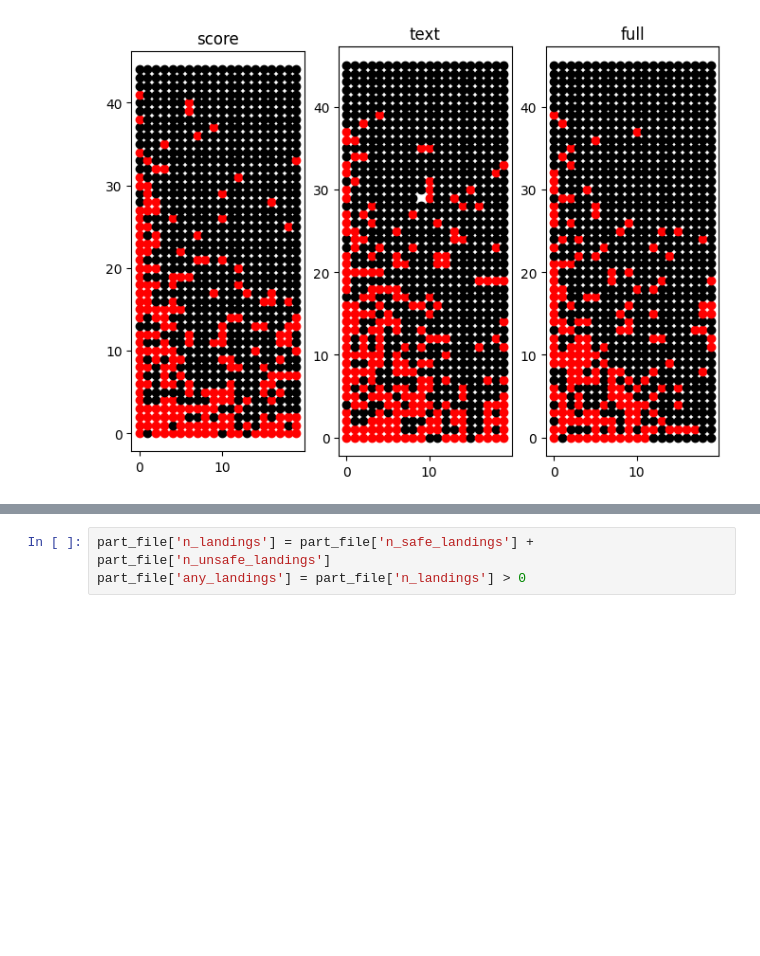
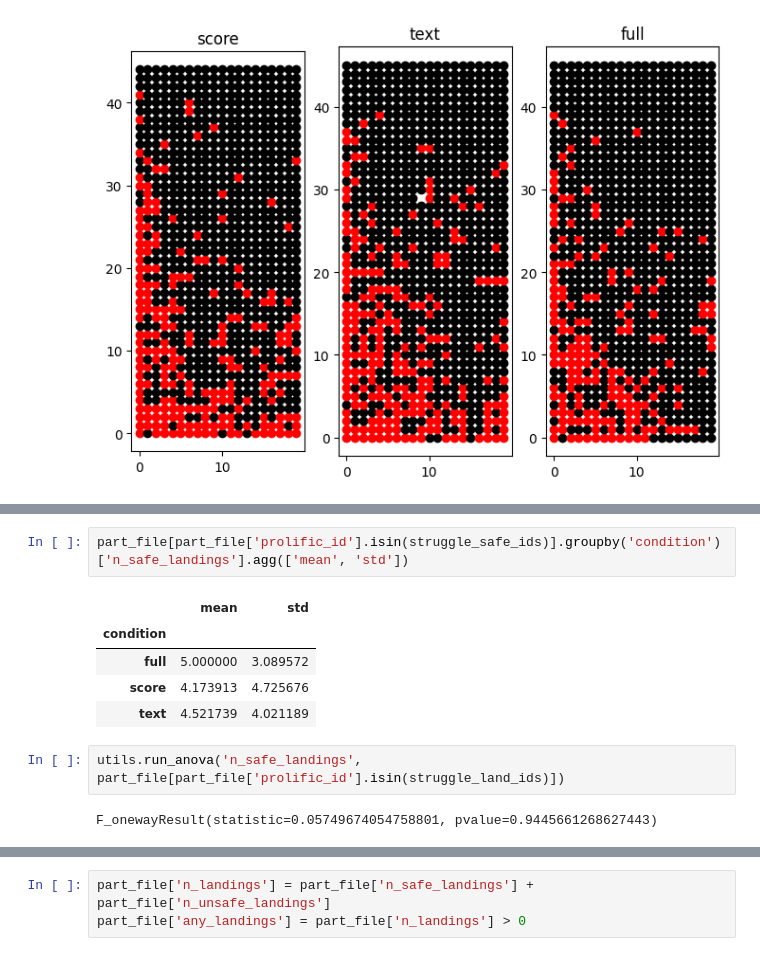
Before and after one commit to cairo-robotics/llm-multimodal-drone-feedback, a Jupyter notebook: analysis/analysis_brainstorm.ipynb, the cells around one changed output, grey strips where cells are left out. Cells and saved outputs as stored; diff of their text form; blank space fills up the shorter version.

```diff
--- a/analysis/analysis_brainstorm.ipynb
+++ b/analysis/analysis_brainstorm.ipynb
@@ -943,0 +1004,12 @@ skipping participant 6522a86994a5ce0d7bb9feba trial 9
+# %%
+part_file[part_file['prolific_id'].isin(struggle_safe_ids)].groupby('condition')['n_safe_landings'].agg(['mean', 'std'])
+# %% [output]
+|  | mean | std |
+| condition |  |  |
+| full | 5.000000 | 3.089572 |
+| score | 4.173913 | 4.725676 |
+| text | 4.521739 | 4.021189 |
+# %%
+utils.run_anova('n_safe_landings', part_file[part_file['prolific_id'].isin(struggle_land_ids)])
+# %% [output]
+F_onewayResult(statistic=0.05749674054758801, pvalue=0.9445661268627443)
```
Also changed, not shown: parts of 8 cells of this notebook.
